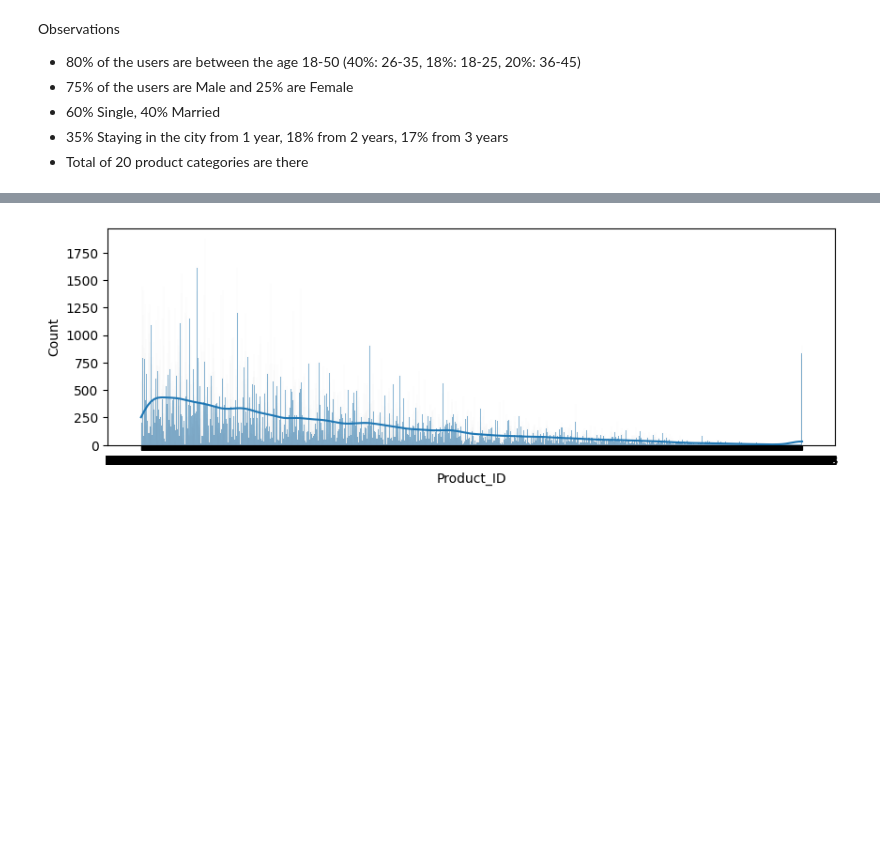
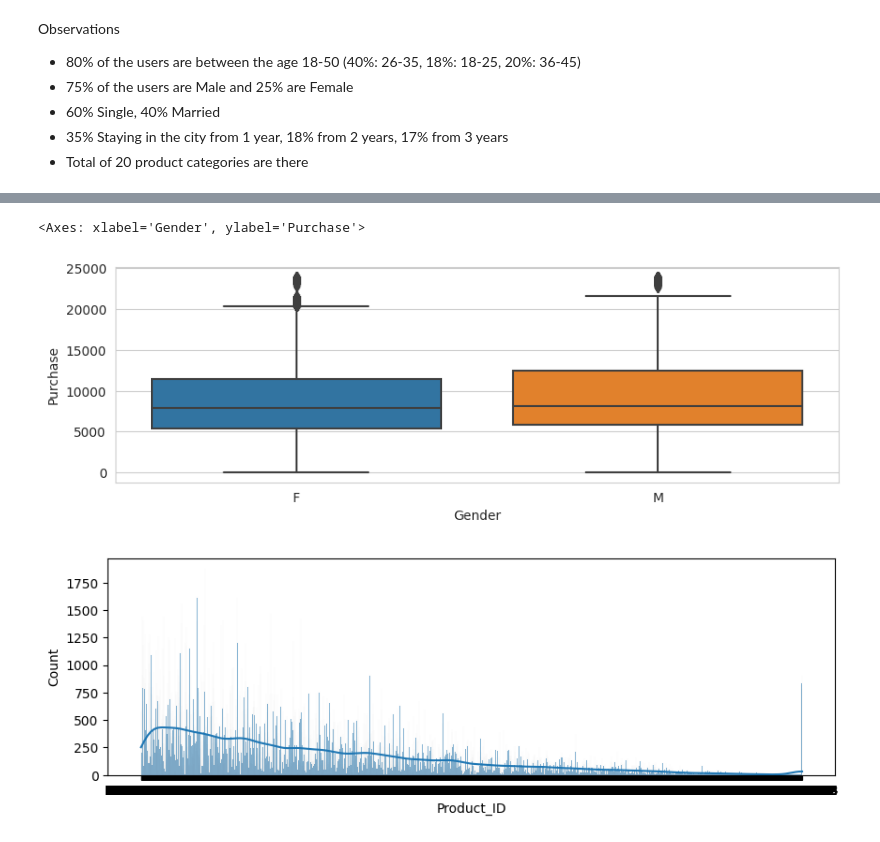
Before and after one commit to Akhila-Gururaj/Akhila-Gururaj, a Jupyter notebook: Walmart_Business_Study_using_Confidence_Interval_and_CLT.ipynb, the cells around one changed output, grey strips where cells are left out. Drawn from its saved outputs; the diff is of its cells as text; code cells hidden in the pictures; blank space fills up the shorter version.

```diff
--- a/Walmart_Business_Study_using_Confidence_Interval_and_CLT.ipynb
+++ b/Walmart_Business_Study_using_Confidence_Interval_and_CLT.ipynb
@@ -112,3 +149,11 @@ Observations
+# %%
+plt.figure(figsize=(10, 3))
+sns.set_style("whitegrid")
+
+sns.boxplot(x = 'Gender', y = 'Purchase', data = df)
+# %% [output]
+<Axes: xlabel='Gender', ylabel='Purchase'>
+[figure, added]
 # %%
 #Understanding the distribution of data and detecting outlies for continuous variables
 
```
Also changed, not shown: parts of 12 cells of this notebook.
